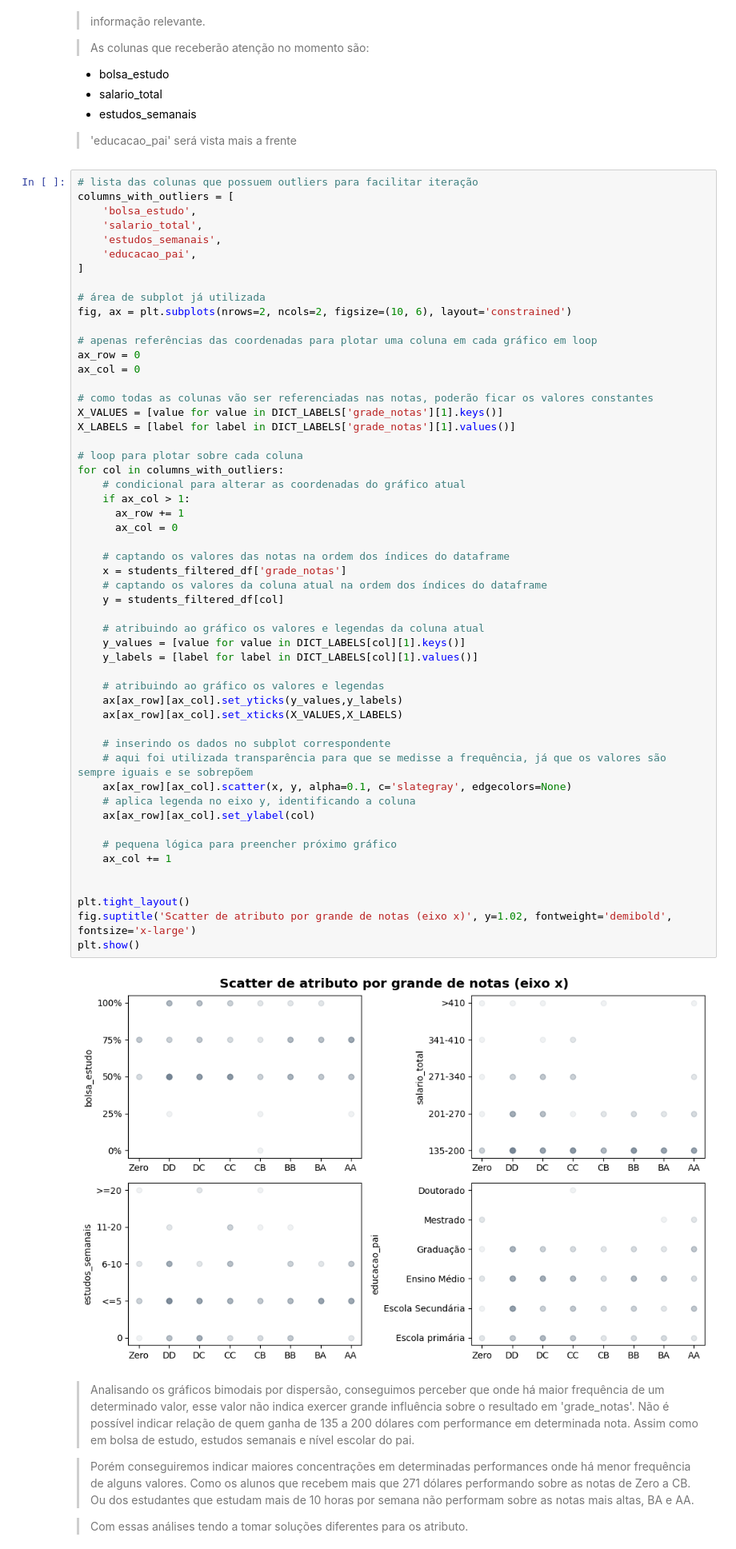
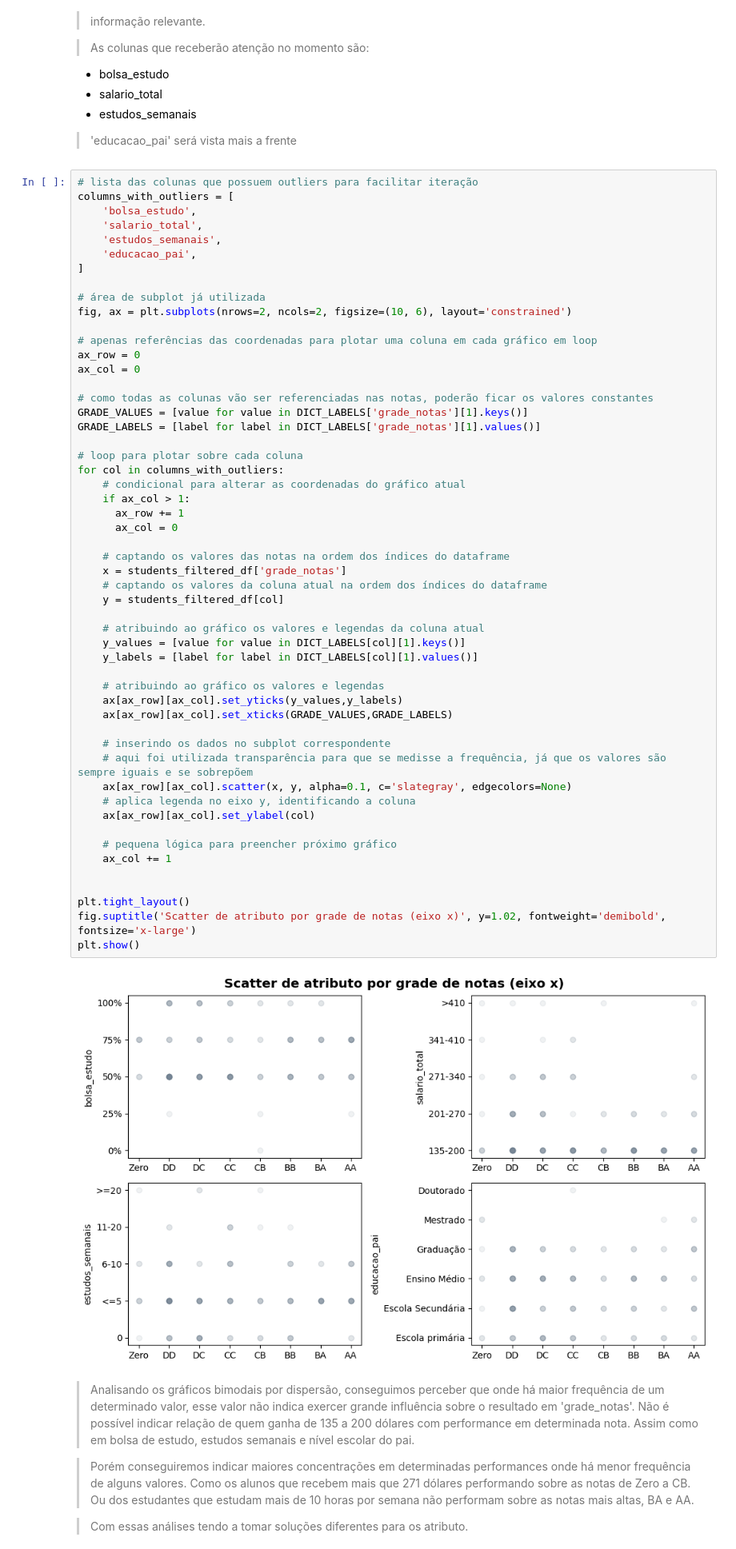
Before and after one commit to IqueMoraes/mvp_analise_exploratoria_e_pre_processamento, a Jupyter notebook: MVP_.ipynb, the cells around one changed output. Shown at 80% size. Cells and saved outputs as stored; diff of their text form.

```diff
--- a/MVP_.ipynb
+++ b/MVP_.ipynb
@@ -1057,44 +1057,44 @@ ax_row = 0
 ax_col = 0
 
 # como todas as colunas vão ser referenciadas nas notas, poderão ficar os valores constantes
-X_VALUES = [value for value in DICT_LABELS['grade_notas'][1].keys()]
-X_LABELS = [label for label in DICT_LABELS['grade_notas'][1].values()]
+GRADE_VALUES = [value for value in DICT_LABELS['grade_notas'][1].keys()]
+GRADE_LABELS = [label for label in DICT_LABELS['grade_notas'][1].values()]
 
 # loop para plotar sobre cada coluna
 for col in columns_with_outliers:
     # condicional para alterar as coordenadas do gráfico atual
     if ax_col > 1:
       ax_row += 1
       ax_col = 0
 
     # captando os valores das notas na ordem dos índices do dataframe
     x = students_filtered_df['grade_notas']
     # captando os valores da coluna atual na ordem dos índices do dataframe
     y = students_filtered_df[col]
 
     # atribuindo ao gráfico os valores e legendas da coluna atual
     y_values = [value for value in DICT_LABELS[col][1].keys()]
     y_labels = [label for label in DICT_LABELS[col][1].values()]
 
     # atribuindo ao gráfico os valores e legendas
     ax[ax_row][ax_col].set_yticks(y_values,y_labels)
-    ax[ax_row][ax_col].set_xticks(X_VALUES,X_LABELS)
+    ax[ax_row][ax_col].set_xticks(GRADE_VALUES,GRADE_LABELS)
 
     # inserindo os dados no subplot correspondente
     # aqui foi utilizada transparência para que se medisse a frequência, já que os valores são sempre iguais e se sobrepõem
     ax[ax_row][ax_col].scatter(x, y, alpha=0.1, c='slategray', edgecolors=None)
     # aplica legenda no eixo y, identificando a coluna
     ax[ax_row][ax_col].set_ylabel(col)
 
     # pequena lógica para preencher próximo gráfico
     ax_col += 1
 
 
 plt.tight_layout()
-fig.suptitle('Scatter de atributo por grande de notas (eixo x)', y=1.02, fontweight='demibold', fontsize='x-large')
+fig.suptitle('Scatter de atributo por grade de notas (eixo x)', y=1.02, fontweight='demibold', fontsize='x-large')
 plt.show()
 # %% [output]
-[figure, old version]
+[figure, new version]
 # %% [markdown]
 > Analisando os gráficos bimodais por dispersão, conseguimos perceber que onde há maior frequência de um determinado valor, esse valor não indica exercer grande influência sobre o resultado em 'grade_notas'. Não é possível indicar relação de quem ganha de 135 a 200 dólares com performance em determinada nota. Assim como em bolsa de estudo, estudos semanais e nível escolar do pai.
 
```
Also changed, not shown: parts of 7 cells of this notebook.
